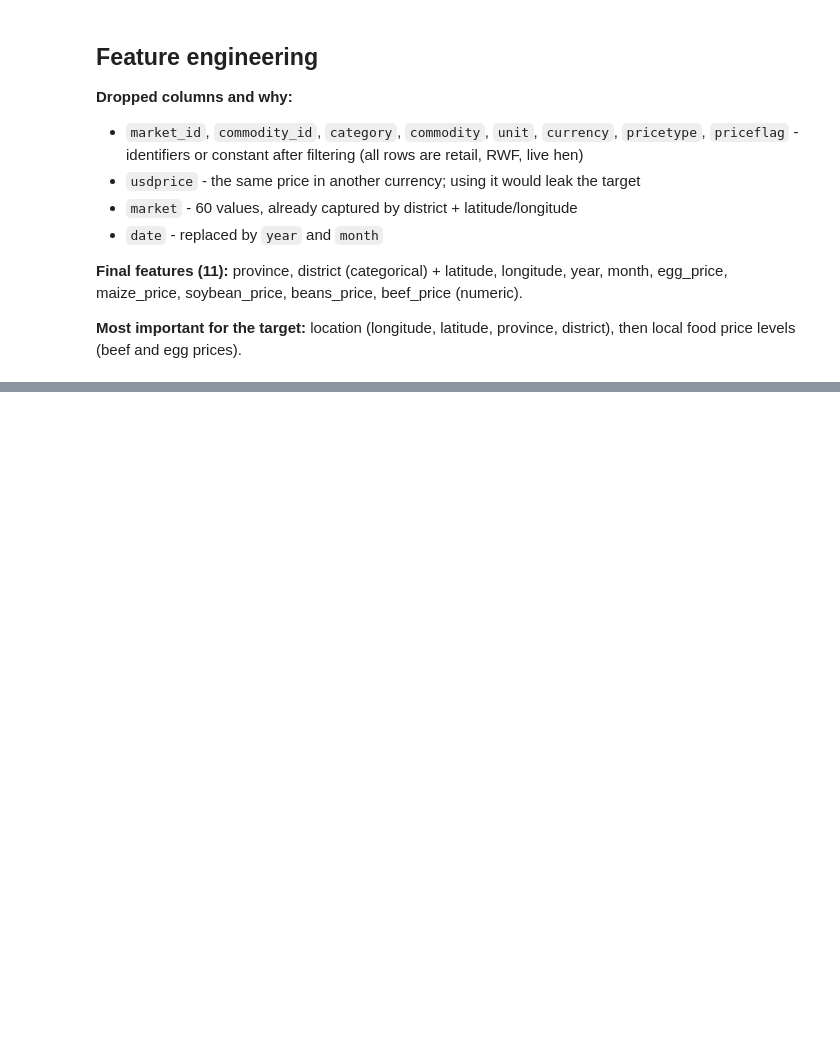
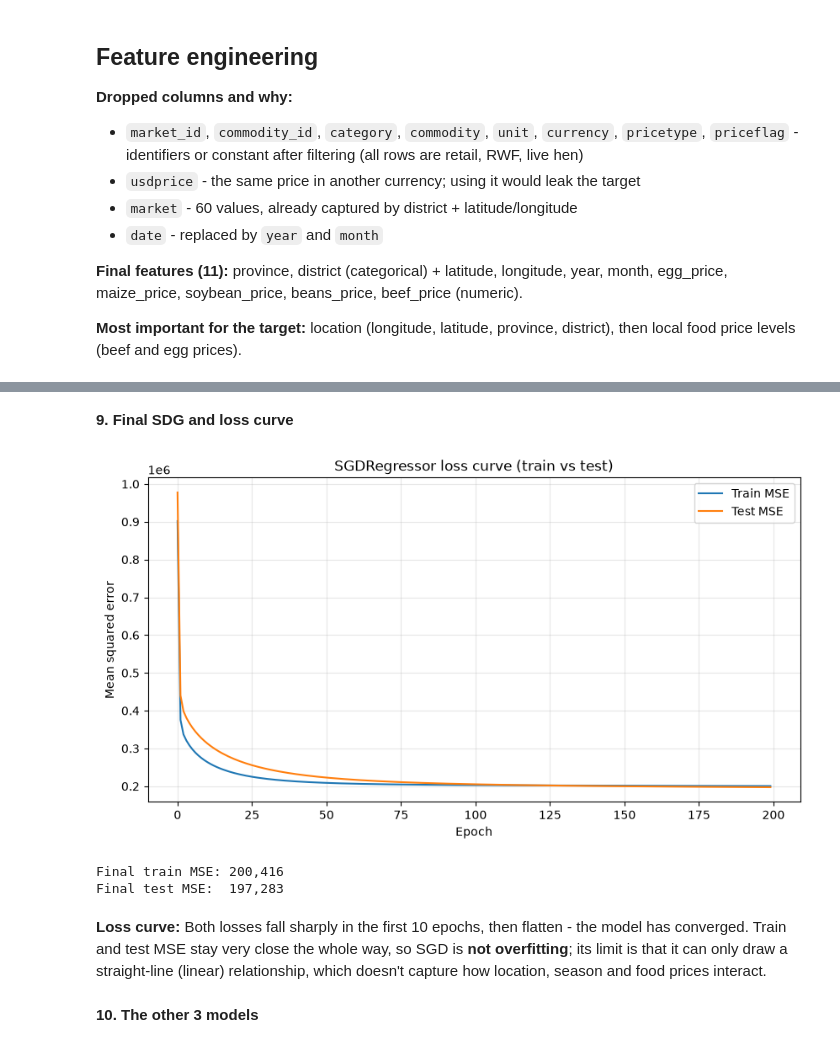
Before and after one commit to Bonesha-5/linear_regression_model, a Jupyter notebook: summative/linear_regression/multivariate.ipynb, the cells around one changed output, grey strips where cells are left out. Cells and saved outputs as stored; diff of their text form; code cells hidden in the pictures; blank space fills up the shorter version.

Commit message:
Notebook part 2: SGD tuning, loss curve, four models

```diff
--- a/summative/linear_regression/multivariate.ipynb
+++ b/summative/linear_regression/multivariate.ipynb
@@ -169,0 +221,20 @@ plt.show()
+# %%
+def train_sgd(eta0, alpha, epochs):
+    model = SGDRegressor(learning_rate="constant", eta0=eta0, alpha=alpha, random_state=42)
+    train_losses, test_losses = [], []
+    for epoch in range(epochs):
+        model.partial_fit(X_train_p, y_train)
+        train_losses.append(mean_squared_error(y_train, model.predict(X_train_p)))
+        test_losses.append(mean_squared_error(y_test, model.predict(X_test_p)))
+    return model, train_losses, test_losses
+
+results = []
+for eta0 in [0.0001, 0.001, 0.01]:
+    for alpha in [0.0001, 0.001, 0.01, 0.1]:
+        for epochs in [50, 100, 200]:
+            _, tr, te = train_sgd(eta0, alpha, epochs)
+            results.append({"eta0": eta0, "alpha": alpha, "epochs": epochs,
+                            "train_mse": round(tr[-1]), "test_mse": round(te[-1])})
+
+tuning = pd.DataFrame(results).sort_values("test_mse")
+tuning.head(10)
@@ -169,0 +260,25 @@ plt.show()
+# %% [markdown]
+**9. Final SDG and loss curve**
+# %%
+sgd_model, sgd_train_losses, sgd_test_losses = train_sgd(eta0=0.001, alpha=0.0001, epochs=200)
+
+plt.figure(figsize=(10, 5))
+plt.plot(sgd_train_losses, label="Train MSE")
+plt.plot(sgd_test_losses, label="Test MSE")
+plt.xlabel("Epoch")
+plt.ylabel("Mean squared error")
+plt.title("SGDRegressor loss curve (train vs test)")
+plt.legend()
+plt.grid(alpha=0.3)
+plt.show()
+
+print(f"Final train MSE: {sgd_train_losses[-1]:,.0f}")
+print(f"Final test MSE:  {sgd_test_losses[-1]:,.0f}")
+# %% [output]
+[figure, added]
+Final train MSE: 200,416
+Final test MSE:  197,283
+# %% [markdown]
+**Loss curve:** Both losses fall sharply in the first 10 epochs, then flatten - the model has converged. Train and test MSE stay very close the whole way, so SGD is **not overfitting**; its limit is that it can only draw a straight-line (linear) relationship, which doesn't capture how location, season and food prices interact.
+# %% [markdown]
+**10. The other 3 models**
```
Also changed, not shown: parts of 11 cells of this notebook.
